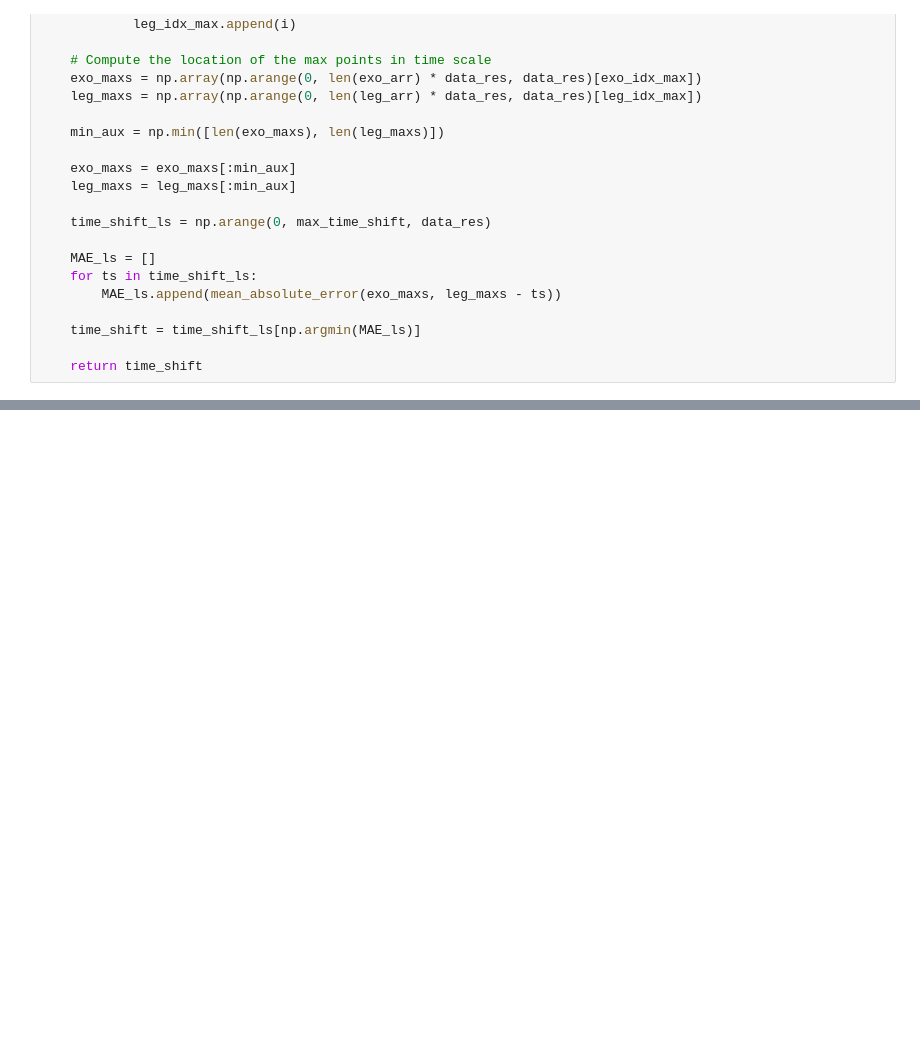
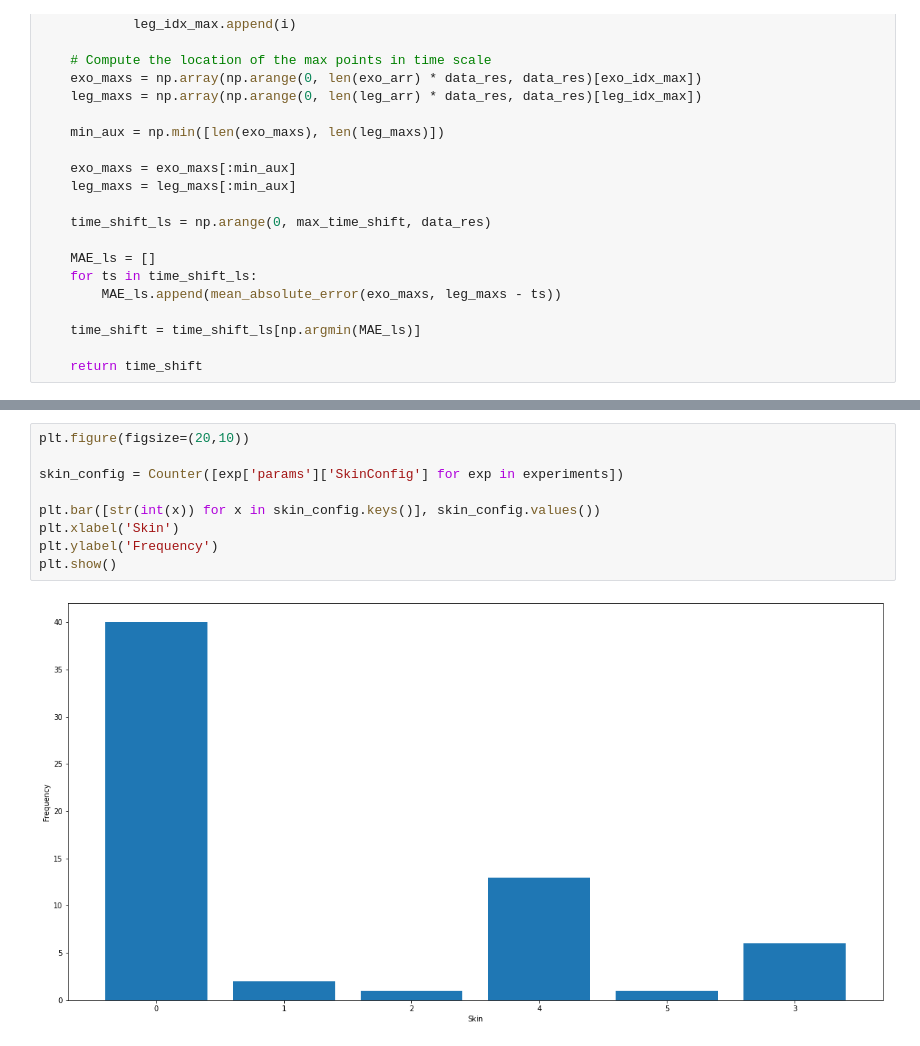
Before and after one commit to hl0d0w1g/EXOSAFE-ML, a Jupyter notebook: notebooks/models/missaligments_effects.ipynb, the cells around one changed output, grey strips where cells are left out. Drawn from its saved outputs; the diff is of its cells as text; blank space fills up the shorter version.

```diff
--- a/notebooks/models/missaligments_effects.ipynb
+++ b/notebooks/models/missaligments_effects.ipynb
@@ -171,0 +213,11 @@ for file in data_ls:
+# %%
+plt.figure(figsize=(20,10))
+
+skin_config = Counter([exp['params']['SkinConfig'] for exp in experiments])
+
+plt.bar([str(int(x)) for x in skin_config.keys()], skin_config.values())
+plt.xlabel('Skin')
+plt.ylabel('Frequency')
+plt.show()
+# %% [output]
+[figure, added]
```
Also changed, not shown: parts of 9 cells of this notebook, 7 other files.
